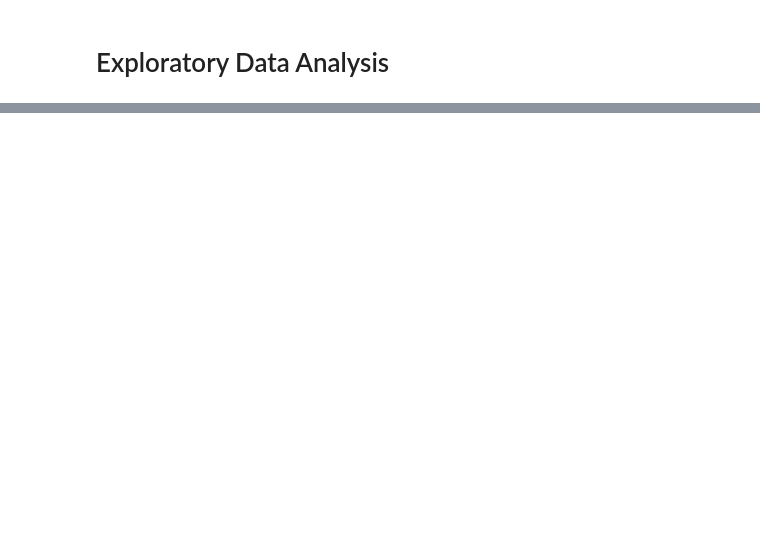
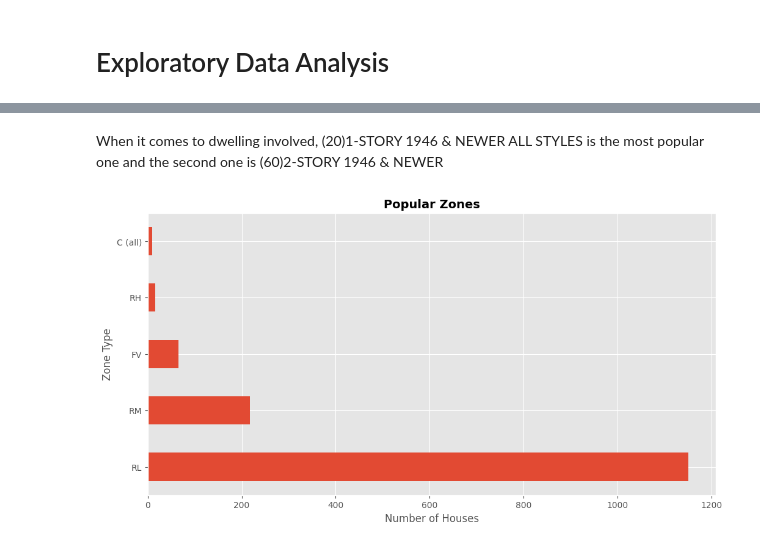
Before and after one commit to s19835/house-price-prediction, a Jupyter notebook: notebooks/01_eda.ipynb, the cells around one changed output, grey strips where cells are left out. Cells and saved outputs as stored; diff of their text form; code cells hidden in the pictures; blank space fills up the shorter version.

```diff
--- a/notebooks/01_eda.ipynb
+++ b/notebooks/01_eda.ipynb
@@ -40,0 +251,14 @@ desc.to_csv("/Users/decoding/Documents/01 - Software/Repositories/Personal_Repos
+# %% [markdown]
+When it comes to dwelling involved, (20)1-STORY 1946 & NEWER ALL STYLES is the most popular one and the second one is (60)2-STORY 1946 & NEWER
+# %%
+# how MSZoning is in the data
+ax = df['MSZoning'].value_counts()\
+    .plot(kind='barh')
+
+ax.set_xlabel('Number of Houses', fontsize=12)
+ax.set_ylabel('Zone Type', fontsize=12)
+ax.set_title("Popular Zones", fontsize=14, fontweight='bold')
+
+plt.show()
+# %% [output]
+[figure, added]
```
Also changed, not shown: parts of 36 cells of this notebook.
